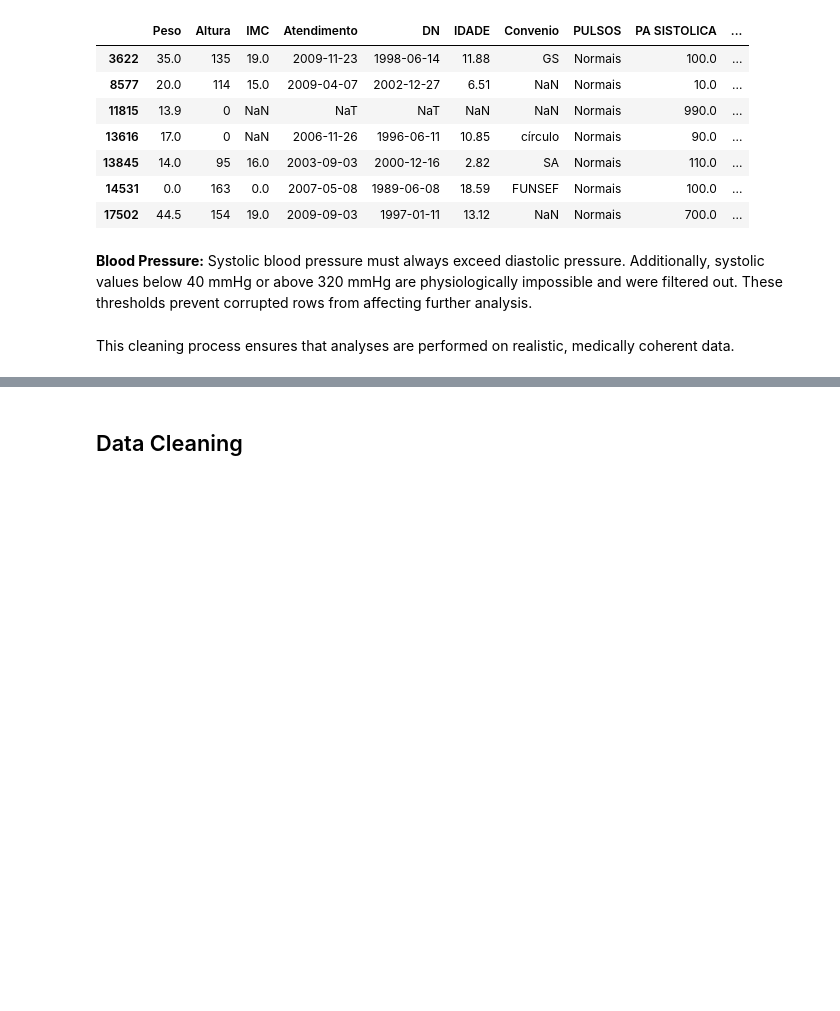
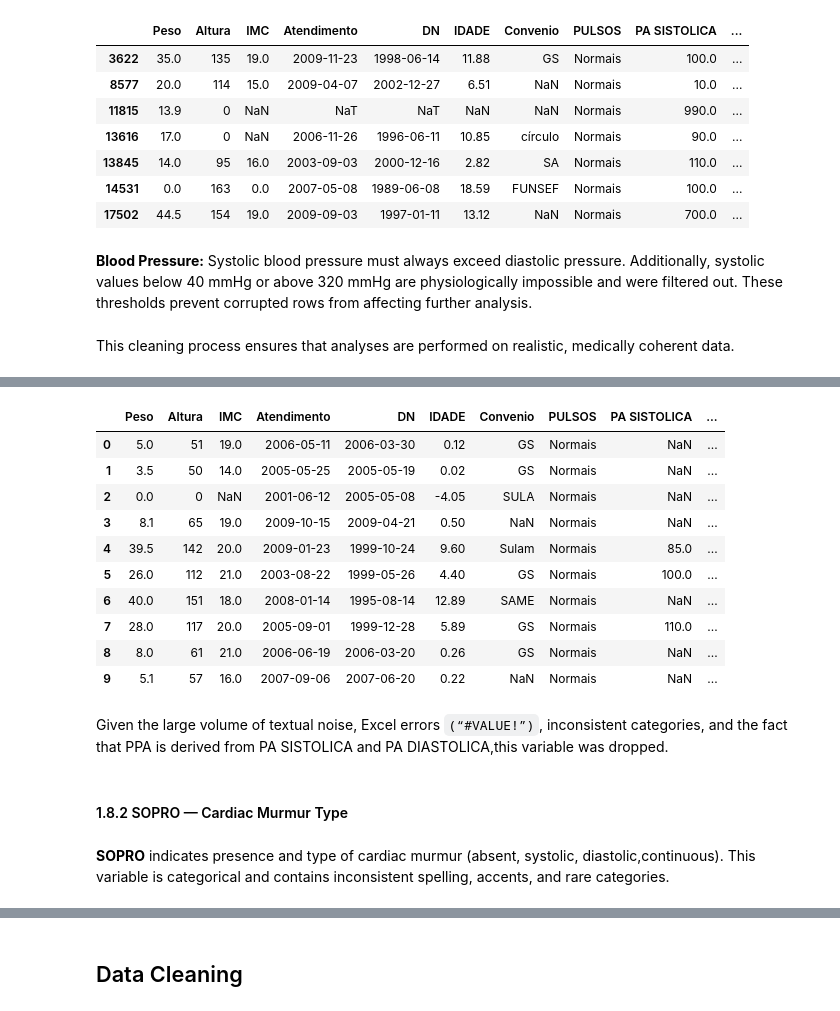
Before and after one commit to Proenca13/Project_FDS, a Jupyter notebook: PredictingCardiacDiseasesChildren.ipynb, the cells around one changed output, grey strips where cells are left out. Saved outputs shown, nothing was run; the diff lists cells and outputs as text; code cells hidden in the pictures; blank space fills up the shorter version.

```diff
--- a/PredictingCardiacDiseasesChildren.ipynb
+++ b/PredictingCardiacDiseasesChildren.ipynb
@@ -362,0 +382,17 @@ This cleaning process ensures that analyses are performed on realistic, medicall
+# %%
+invalid_mask = df['PPA'].astype(str).str.contains('[A-Za-z]|#|/', na=False)
+df.loc[invalid_mask].head(10)
+# %% [output]
+|  | Peso | Altura | IMC | Atendimento | DN | IDADE | Convenio | PULSOS | PA SISTOLICA | ... |
+| 0 | 5.0 | 51 | 19.0 | 2006-05-11 | 2006-03-30 | 0.12 | GS | Normais | NaN | ... |
+| 1 | 3.5 | 50 | 14.0 | 2005-05-25 | 2005-05-19 | 0.02 | GS | Normais | NaN | ... |
+| 2 | 0.0 | 0 | NaN | 2001-06-12 | 2005-05-08 | -4.05 | SULA | Normais | NaN | ... |
+| 3 | 8.1 | 65 | 19.0 | 2009-10-15 | 2009-04-21 | 0.50 | NaN | Normais | NaN | ... |
+| 4 | 39.5 | 142 | 20.0 | 2009-01-23 | 1999-10-24 | 9.60 | Sulam | Normais | 85.0 | ... |
+| 5 | 26.0 | 112 | 21.0 | 2003-08-22 | 1999-05-26 | 4.40 | GS | Normais | 100.0 | ... |
+| 6 | 40.0 | 151 | 18.0 | 2008-01-14 | 1995-08-14 | 12.89 | SAME | Normais | NaN | ... |
+| 7 | 28.0 | 117 | 20.0 | 2005-09-01 | 1999-12-28 | 5.89 | GS | Normais | 110.0 | ... |
+| 8 | 8.0 | 61 | 21.0 | 2006-06-19 | 2006-03-20 | 0.26 | GS | Normais | NaN | ... |
+| 9 | 5.1 | 57 | 16.0 | 2007-09-06 | 2007-06-20 | 0.22 | NaN | Normais | NaN | ... |
+# %% [markdown]
+Given the large volume of textual noise, Excel errors `(“#VALUE!”)`, inconsistent categories, and the fact that PPA is derived from PA SISTOLICA and PA DIASTOLICA,this variable was dropped.
@@ -362,0 +401,4 @@ This cleaning process ensures that analyses are performed on realistic, medicall
+# %% [markdown]
+#### 1.8.2 SOPRO — Cardiac Murmur Type
+# %% [markdown]
+**SOPRO** indicates presence and type of cardiac murmur (absent, systolic, diastolic,continuous). This variable is categorical and contains inconsistent spelling, accents, and rare categories.
```
Also changed, not shown: parts of 26 cells of this notebook.
